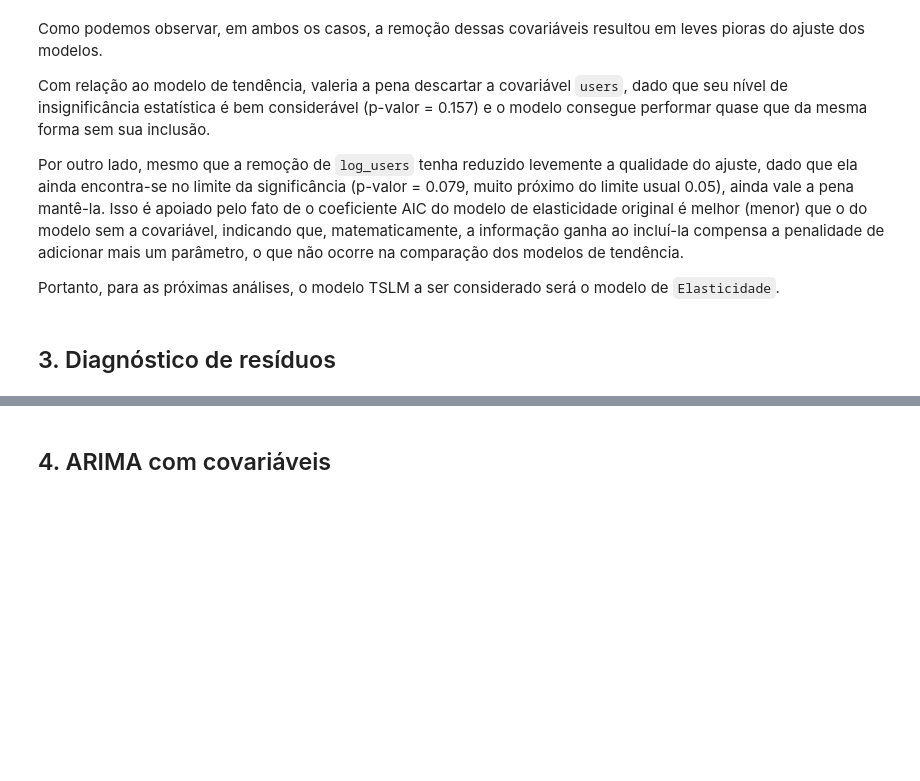
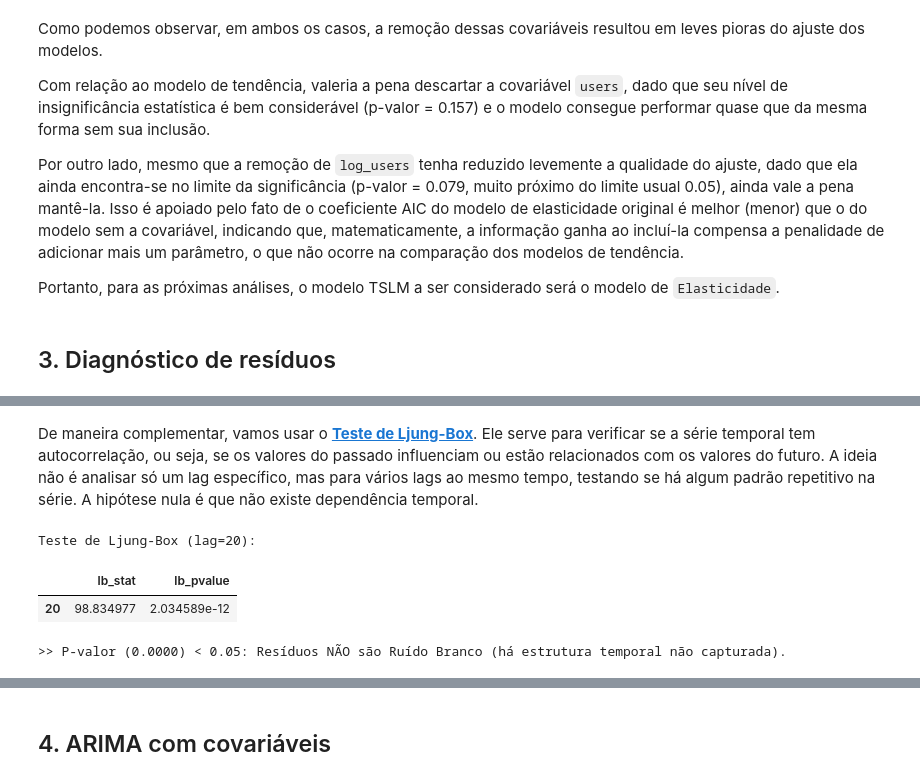
Before and after one commit to kauanmaf/Time-Series-A2, a Jupyter notebook: relatorio.ipynb, the cells around one changed output, grey strips where cells are left out. Saved outputs shown, nothing was run; the diff lists cells and outputs as text; code cells hidden in the pictures; blank space fills up the shorter version.

```diff
--- a/relatorio.ipynb
+++ b/relatorio.ipynb
@@ -512,0 +592,17 @@ Portanto, para as próximas análises, o modelo TSLM a ser considerado será o m
+# %% [markdown]
+De maneira complementar, vamos usar o [**Teste de Ljung-Box**](https://en-wikipedia-org.translate.goog/wiki/Ljung%E2%80%93Box_test?_x_tr_sl=en&_x_tr_tl=pt&_x_tr_hl=pt&_x_tr_pto=tc). Ele serve para verificar se a série temporal tem autocorrelação, ou seja, se os valores do passado influenciam ou estão relacionados com os valores do futuro. A ideia não é analisar só um lag específico, mas para vários lags ao mesmo tempo, testando se há algum padrão repetitivo na série. A hipótese nula é que não existe dependência temporal.
+# %%
+lb_test = acorr_ljungbox(residuals, lags=[20], return_df=True)
+print("Teste de Ljung-Box (lag=20):")
+display(lb_test)
+
+p_val_lb = lb_test['lb_pvalue'].values[0]
+if p_val_lb > 0.05:
+    print(f">> P-valor ({p_val_lb:.4f}) > 0.05: Resíduos se comportam como Ruído Branco (sem autocorrelação significativa).")
+else:
+    print(f">> P-valor ({p_val_lb:.4f}) < 0.05: Resíduos NÃO são Ruído Branco (há estrutura temporal não capturada).")
+# %% [output]
+Teste de Ljung-Box (lag=20):
+|  | lb_stat | lb_pvalue |
+| 20 | 98.834977 | 2.034589e-12 |
+>> P-valor (0.0000) < 0.05: Resíduos NÃO são Ruído Branco (há estrutura temporal não capturada).
```
Also changed, not shown: parts of 17 cells of this notebook.
